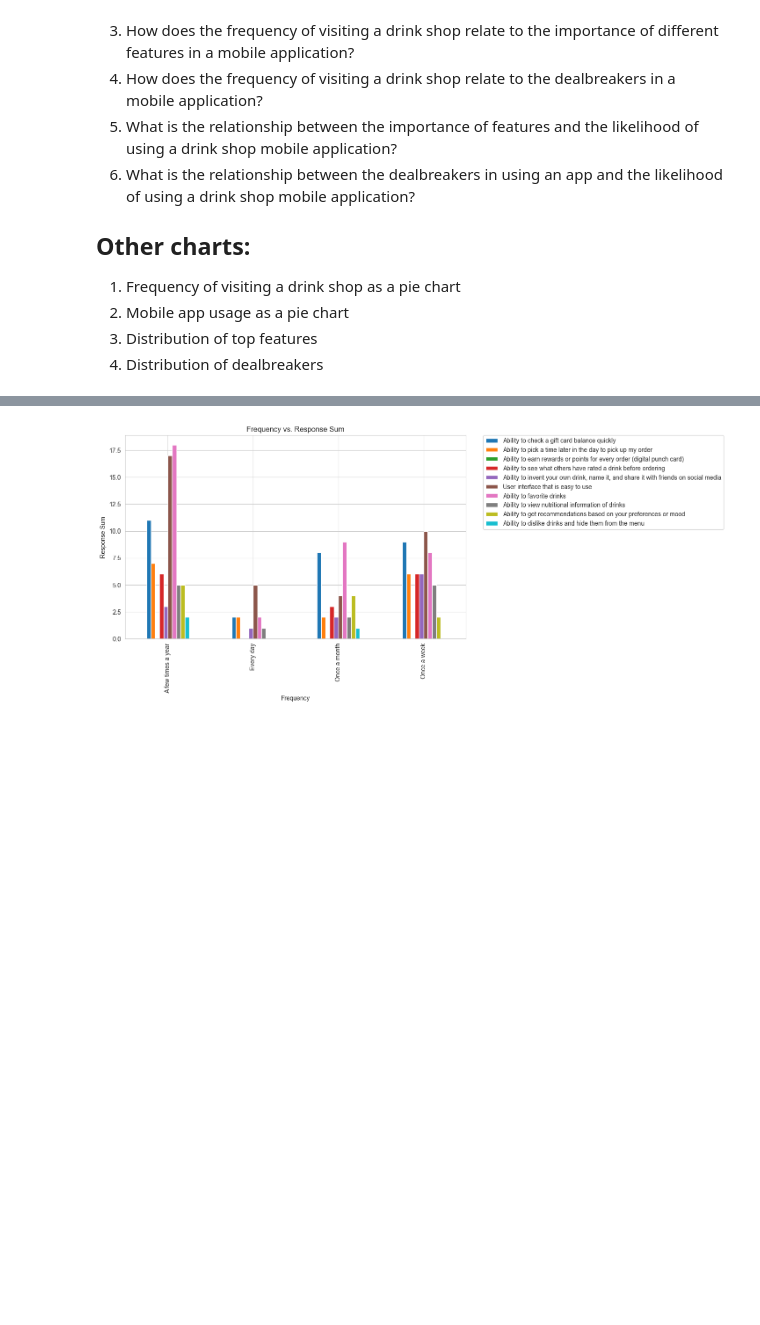
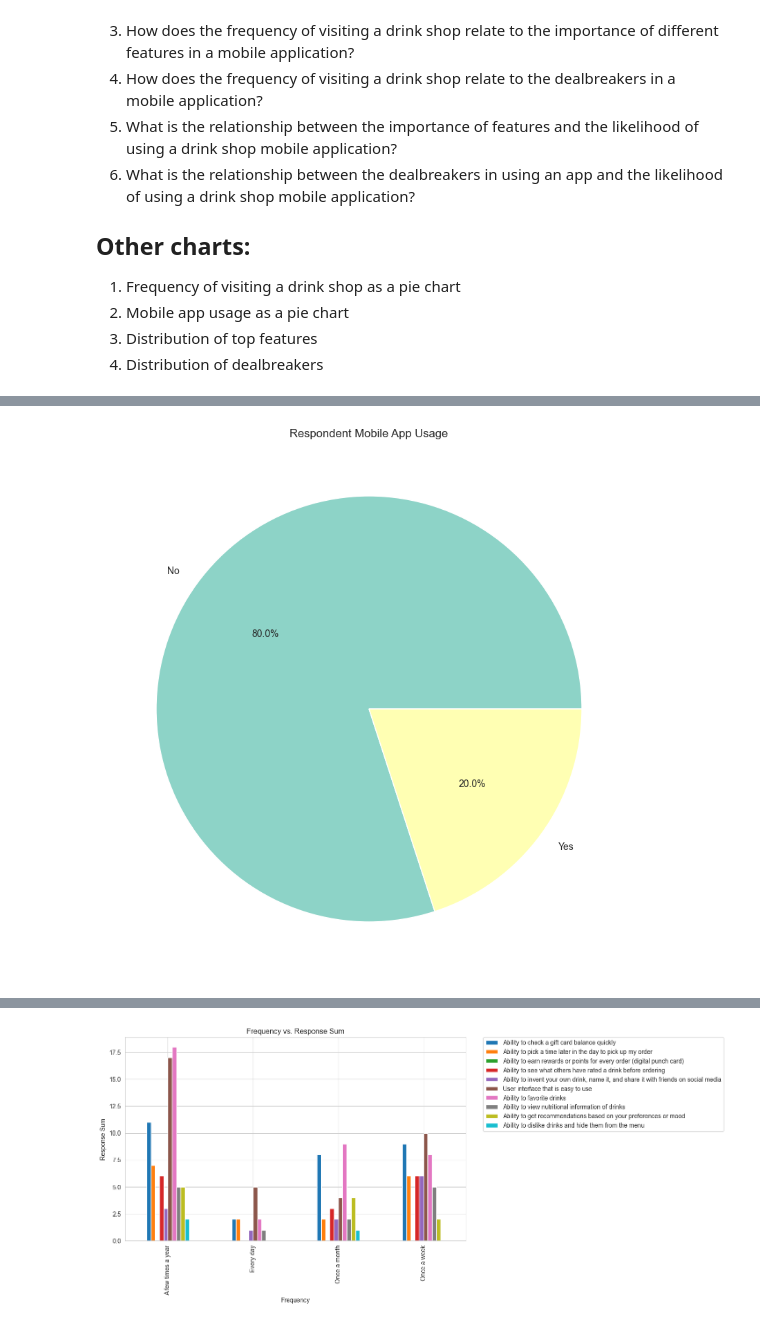
Before and after one commit to Cwighty/soda, a Jupyter notebook: data_analysis/survey.ipynb, the cells around one changed output, grey strips where cells are left out. Saved outputs shown, nothing was run; the diff lists cells and outputs as text; code cells hidden in the pictures; blank space fills up the shorter version.

```diff
--- a/data_analysis/survey.ipynb
+++ b/data_analysis/survey.ipynb
@@ -14,0 +49,11 @@
+# %%
+#Mobile app usage as a pie chart
+# create a new dataframe that contains only the mobile column
+mobile = df[['is_mobile_user']]
+# display the mobile column as a pie chart
+mobile['is_mobile_user'].value_counts().plot.pie(autopct='%1.1f%%', figsize=(10,10), colors = sns.color_palette("Set3", 10))
+plt.ylabel('')
+plt.title('Respondent Mobile App Usage')
+plt.show()
+# %% [output]
+[figure, added]
```
Also changed, not shown: parts of 7 cells of this notebook.
